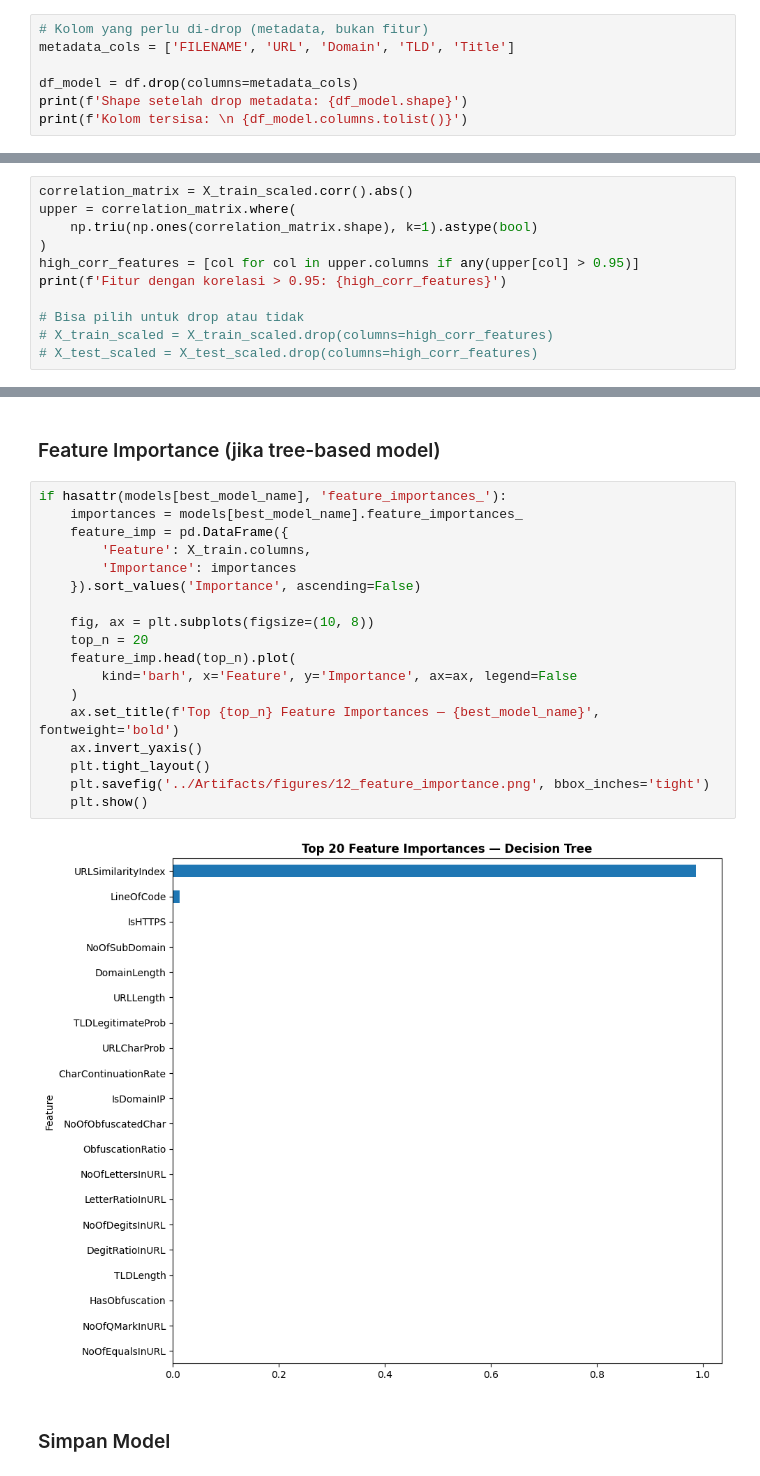
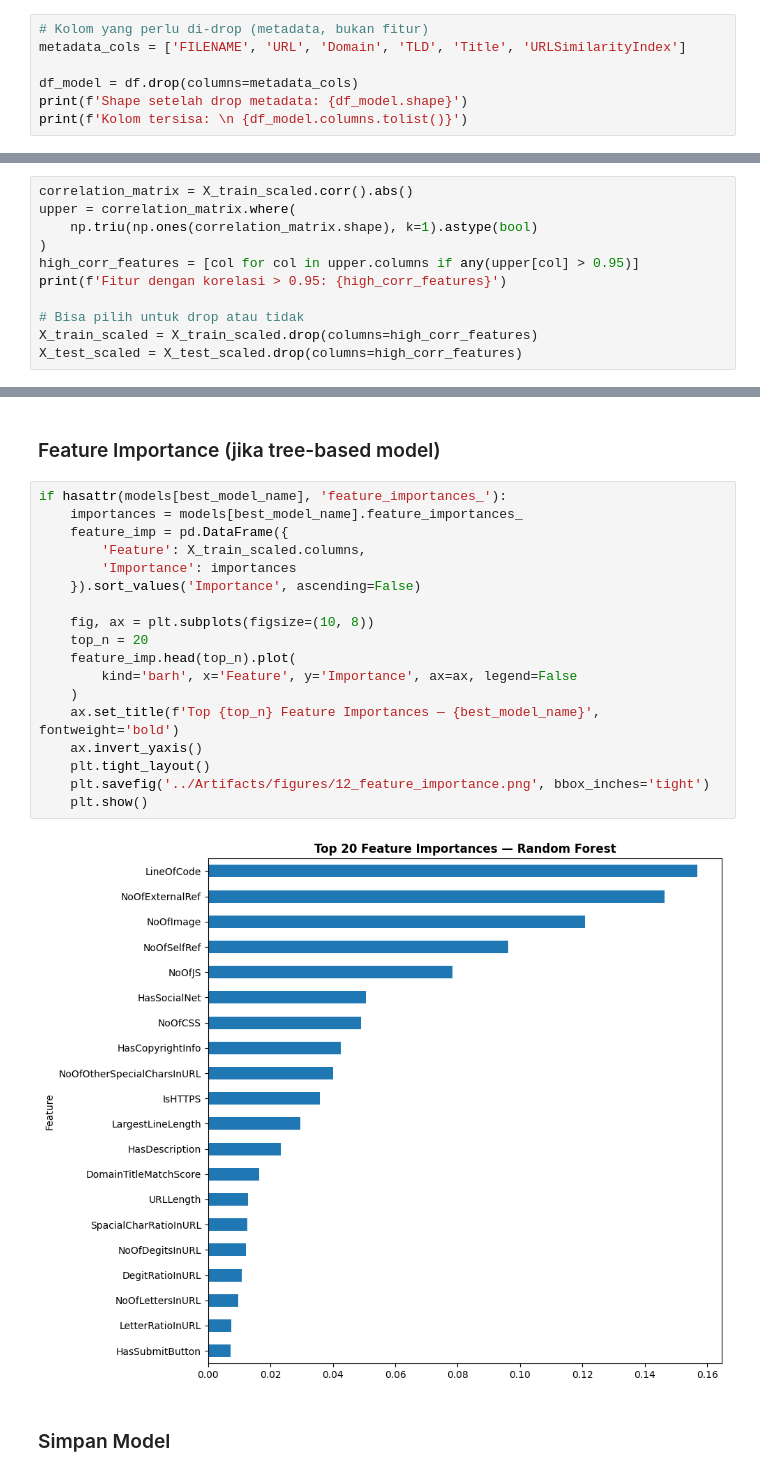
Before and after one commit to ImmanuelDeo/Phishing-Link-Detection-TubesML, a Jupyter notebook: Notebooks/02_modelling.ipynb, the cells around one changed output, grey strips where cells are left out. Cells and saved outputs as stored; diff of their text form.

Commit message:
fix: resolve feature importance column length mismatch and update models/figures

```diff
--- a/Notebooks/02_modelling.ipynb
+++ b/Notebooks/02_modelling.ipynb
@@ -38,7 +38,7 @@ Dataset shape: (235795, 56)
 ### Drop kolom Metadata
 # %%
 # Kolom yang perlu di-drop (metadata, bukan fitur)
-metadata_cols = ['FILENAME', 'URL', 'Domain', 'TLD', 'Title']
+metadata_cols = ['FILENAME', 'URL', 'Domain', 'TLD', 'Title', 'URLSimilarityIndex']
 
 df_model = df.drop(columns=metadata_cols)
 print(f'Shape setelah drop metadata: {df_model.shape}')
@@ -129,8 +129,8 @@ high_corr_features = [col for col in upper.columns if any(upper[col] > 0.95)]
 print(f'Fitur dengan korelasi > 0.95: {high_corr_features}')
 
 # Bisa pilih untuk drop atau tidak
-# X_train_scaled = X_train_scaled.drop(columns=high_corr_features)
-# X_test_scaled = X_test_scaled.drop(columns=high_corr_features)
+X_train_scaled = X_train_scaled.drop(columns=high_corr_features)
+X_test_scaled = X_test_scaled.drop(columns=high_corr_features)
 # %% [output]
 Fitur dengan korelasi > 0.95: ['URLTitleMatchScore']
 # %% [markdown]
@@ -283,23 +283,23 @@ weighted avg       1.00      1.00      1.00     47159
 # %%
 if hasattr(models[best_model_name], 'feature_importances_'):
     importances = models[best_model_name].feature_importances_
     feature_imp = pd.DataFrame({
-        'Feature': X_train.columns,
+        'Feature': X_train_scaled.columns,
         'Importance': importances
     }).sort_values('Importance', ascending=False)
 
     fig, ax = plt.subplots(figsize=(10, 8))
     top_n = 20
     feature_imp.head(top_n).plot(
         kind='barh', x='Feature', y='Importance', ax=ax, legend=False
     )
     ax.set_title(f'Top {top_n} Feature Importances — {best_model_name}', fontweight='bold')
     ax.invert_yaxis()
     plt.tight_layout()
     plt.savefig('../Artifacts/figures/12_feature_importance.png', bbox_inches='tight')
     plt.show()
 # %% [output]
-[figure, old version]
+[figure, new version]
 # %% [markdown]
 ### Simpan Model
 # %%
```
Also changed, not shown: parts of 7 cells of this notebook, 6 other files.
